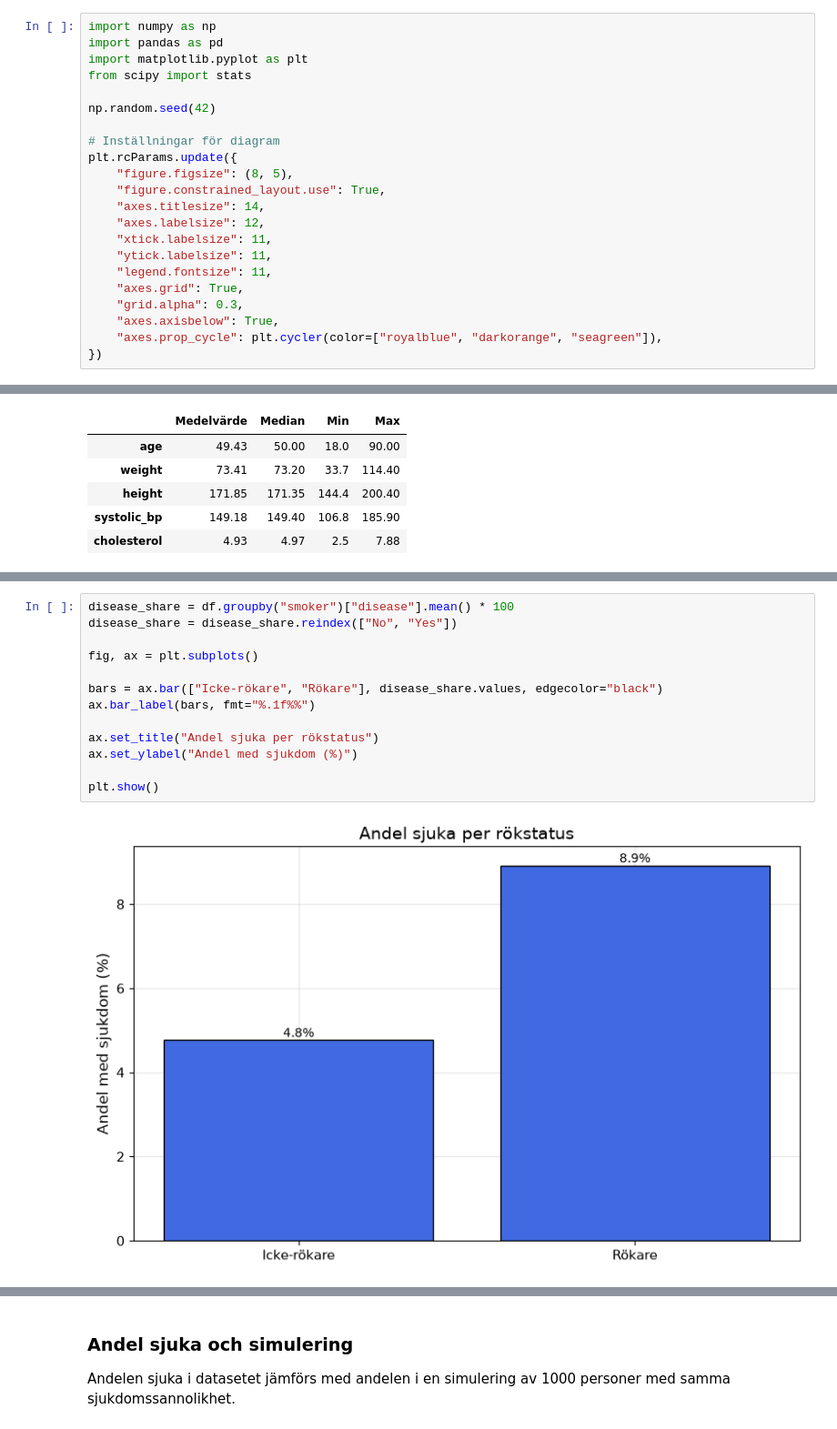
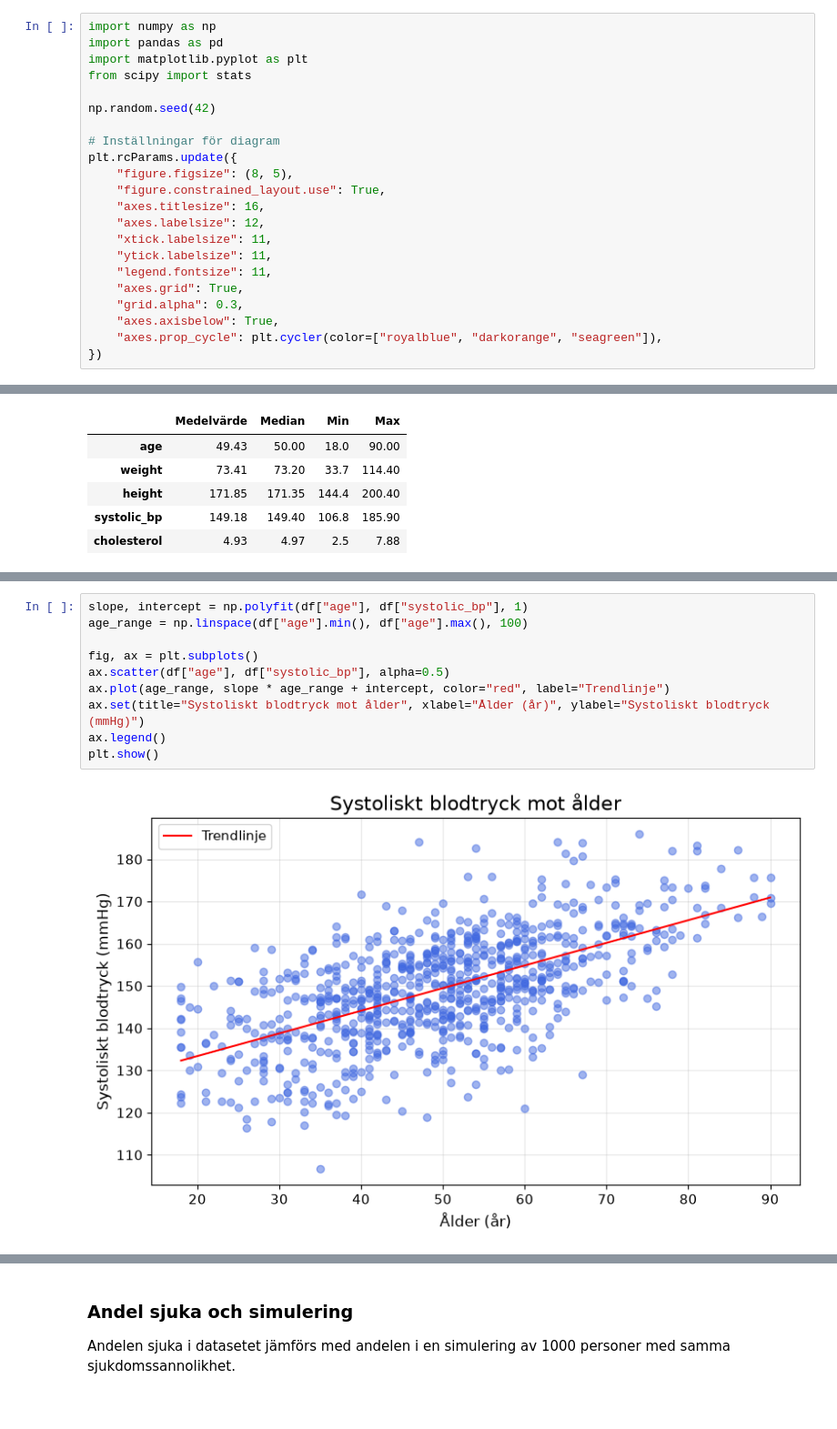
Before and after one commit to natasa-s/halsostudie, a Jupyter notebook: report_del1.ipynb, the cells around one changed output, grey strips where cells are left out. Shown at 91% size. Drawn from its saved outputs; the diff is of its cells as text.

Commit message:
Improve graphs

```diff
--- a/report_del1.ipynb
+++ b/report_del1.ipynb
@@ -14,7 +14,7 @@ np.random.seed(42)
 plt.rcParams.update({
     "figure.figsize": (8, 5),
     "figure.constrained_layout.use": True,
-    "axes.titlesize": 14,
+    "axes.titlesize": 16,
     "axes.labelsize": 12,
     "xtick.labelsize": 11,
     "ytick.labelsize": 11,
@@ -188,18 +171,15 @@ plt.show()
 # %%
-disease_share = df.groupby("smoker")["disease"].mean() * 100
-disease_share = disease_share.reindex(["No", "Yes"])
+slope, intercept = np.polyfit(df["age"], df["systolic_bp"], 1)
+age_range = np.linspace(df["age"].min(), df["age"].max(), 100)
 
 fig, ax = plt.subplots()
-
-bars = ax.bar(["Icke-rökare", "Rökare"], disease_share.values, edgecolor="black")
-ax.bar_label(bars, fmt="%.1f%%")
-
-ax.set_title("Andel sjuka per rökstatus")
-ax.set_ylabel("Andel med sjukdom (%)")
-
+ax.scatter(df["age"], df["systolic_bp"], alpha=0.5)
+ax.plot(age_range, slope * age_range + intercept, color="red", label="Trendlinje")
+ax.set(title="Systoliskt blodtryck mot ålder", xlabel="Ålder (år)", ylabel="Systoliskt blodtryck (mmHg)")
+ax.legend()
 plt.show()
 # %% [output]
-[figure, old version]
+[figure, new version]
 # %% [markdown]
 **Observationer:**
 - Blodtrycket är ungefär symmetriskt fördelat: kurvan är klockformad och medelvärde och median ligger nära varandra.
```
Also changed, not shown: parts of 11 cells of this notebook.
